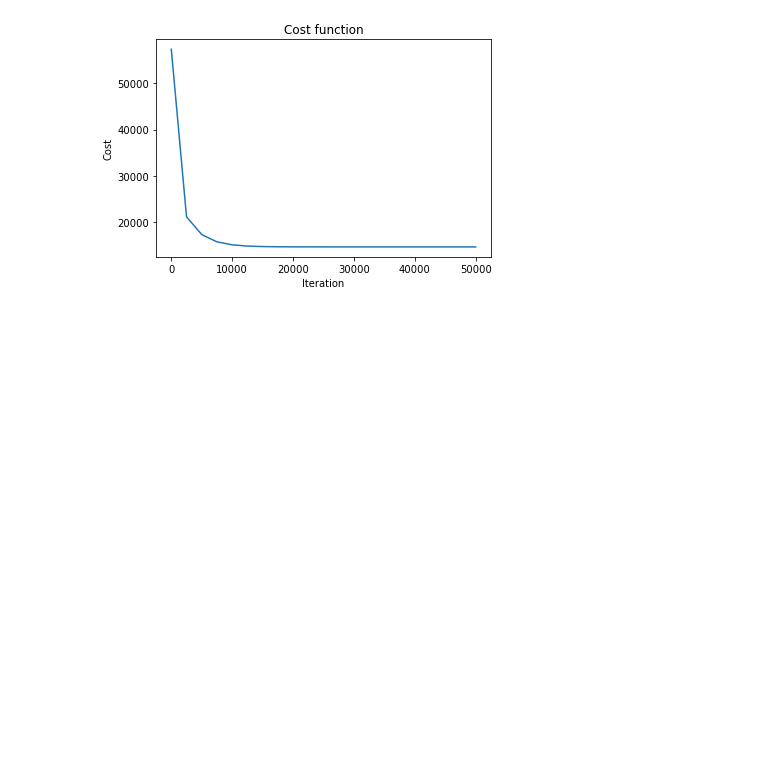
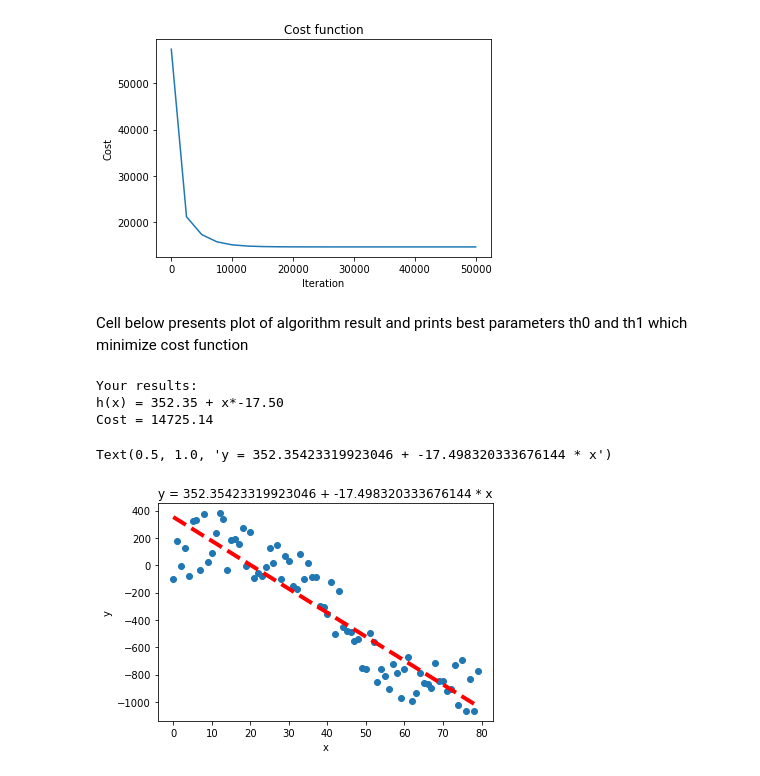
Before and after one commit to sobson125/Machine-Learning, a Jupyter notebook: Studies/Linear Regression/Linear Regression From Scratch.ipynb, the cells around one changed output. Saved outputs shown, nothing was run; the diff lists cells and outputs as text; code cells hidden in the pictures; blank space fills up the shorter version.

Commit message:
Add graphic representation of solution

```diff
--- a/Studies/Linear Regression/Linear Regression From Scratch.ipynb
+++ b/Studies/Linear Regression/Linear Regression From Scratch.ipynb
@@ -125,3 +125,24 @@ Iteration 45000, Theta 0: 352.29, Theta 1: -17.50, Cost: 14725.15
 Iteration 47500, Theta 0: 352.33, Theta 1: -17.50, Cost: 14725.15
 Iteration 49999, Theta 0: 352.35, Theta 1: -17.50, Cost: 14725.14
 [figure]
+# %% [markdown]
+Cell below presents plot of algorithm result and prints best parameters th0 and th1 which minimize cost function
+# %%
+print('\nYour results:')
+print ('h(x) = {:.2f} + x*{:.2f}'.format(th0, th1))
+print('Cost = {:.2f}'.format(cost(y, compute_h(x, th0, th1))))
+
+fig = plt.figure()
+plt.scatter(x, y)
+y_min = th0 + th1 * x.min()
+y_max = th0 + th1 * x.max()
+plt.plot([x.min(), x.max()], [y_min, y_max], 'k--', lw=4, color='red')
+plt.xlabel('x')
+plt.ylabel('y')
+plt.title('y = {} + {} * x'.format(th0, th1))
+# %% [output]
+Your results:
+h(x) = 352.35 + x*-17.50
+Cost = 14725.14
+Text(0.5, 1.0, 'y = 352.35423319923046 + -17.498320333676144 * x')
+[figure, added]
```
